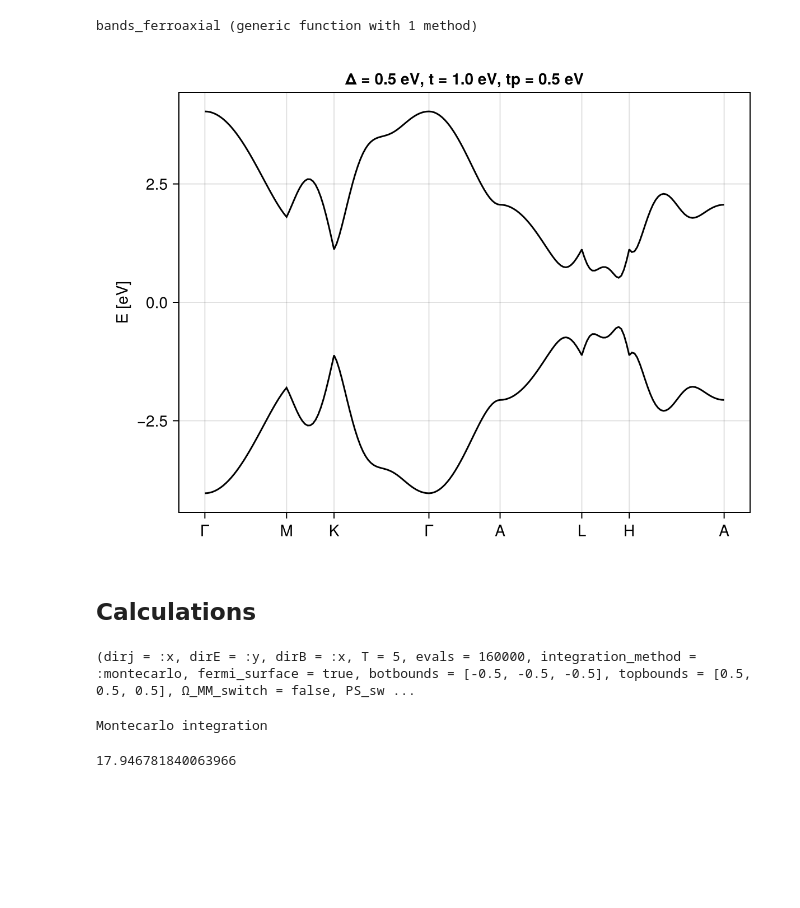
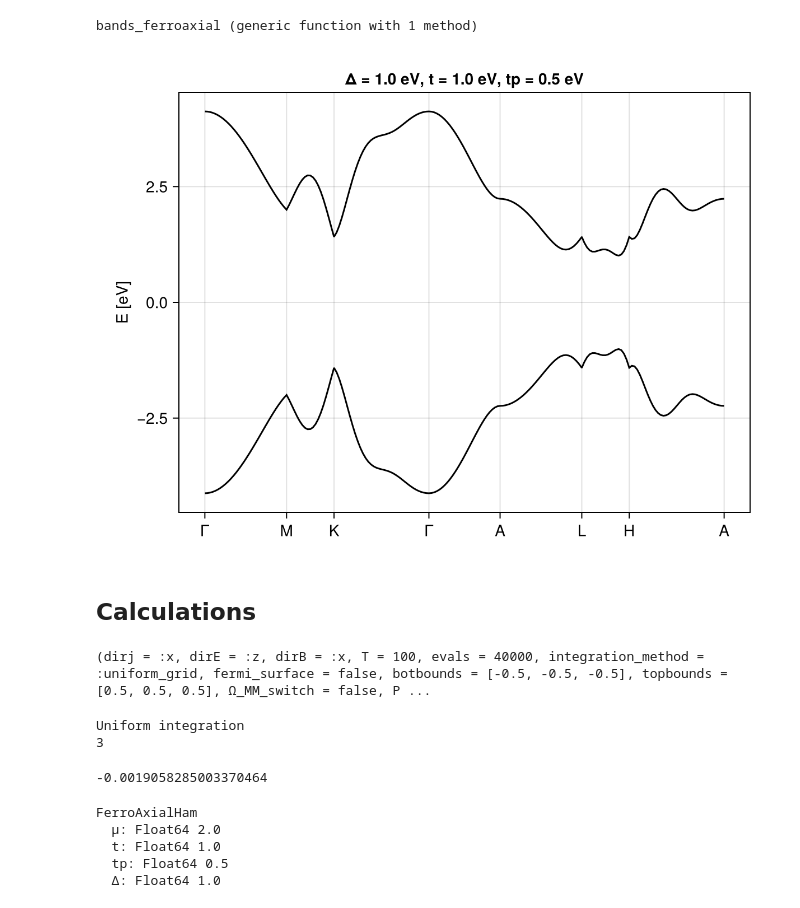
Before and after one commit to fernandopenaranda/Field_Induced_Hall_Effect, a Jupyter notebook: src/Ferroaxial.ipynb, the cells around one changed output. Drawn from its saved outputs; the diff is of its cells as text; code cells hidden in the pictures; blank space fills up the shorter version.

```diff
--- a/src/Ferroaxial.ipynb
+++ b/src/Ferroaxial.ipynb
@@ -35,28 +35,37 @@ end
 # %% [output]
 bands_ferroaxial (generic function with 1 method)
 # %%
-bands_ferroaxial( modelpresets_FA(; μ =0, t =1 ,tp =0.5, Δ = 0.5))
+bands_ferroaxial( modelpresets_FA(; μ =0, t =1 ,tp =0.5, Δ = 1))
 # %% [output]
-[figure, old version]
+[figure, new version]
 # %% [markdown]
 ## Calculations
 # %%
-evals = 160000
-mu = 1.6152778733409938
+evals = 40000
+mu = 2.5
 murange = collect(-3:0.5:3)
 xbounds = [-0.5,-0.5, -0.5]
-T = 5
+T = 100
 
-kws = (dirj = :x, dirE = :y, dirB = :x, T = T,
-    evals = evals, integration_method = :montecarlo, fermi_surface = true, botbounds =xbounds,
+kws = (dirj = :x, dirE = :z, dirB = :x, T = T,
+    evals = evals, integration_method = :uniform_grid, fermi_surface = false, botbounds =xbounds,
     topbounds = -xbounds, Ω_MM_switch = false, PS_switch = true, QM_switch = true)
 #_________________________________________________________________________________________
 # %% [output]
-(dirj = :x, dirE = :y, dirB = :x, T = 5, evals = 160000, integration_method = :montecarlo, fermi_surface = true, botbounds = [-0.5, -0.5, -0.5], topbounds = [0.5, 0.5, 0.5], Ω_MM_switch = false, PS_sw ...
+(dirj = :x, dirE = :z, dirB = :x, T = 100, evals = 40000, integration_method = :uniform_grid, fermi_surface = false, botbounds = [-0.5, -0.5, -0.5], topbounds = [0.5, 0.5, 0.5], Ω_MM_switch = false, P ...
 # %%
-p = modelpresets_FA(; μ = 2, t = 1 ,tp = 0.5, Δ = 1)
+p = modelpresets_FA(; μ = 4, t = 1 ,tp = 1, Δ = 2)
 comp_pres = sigma_abc_ferroaxial_wrapper_3d(p; kws...)
 σ_ijk_A1_qc =  quantum_contribution(comp_pres) #22.1 #15 # 17
 # %% [output]
-Montecarlo integration
+Uniform integration
+3
-17.946781840063966
+-0.0019058285003370464
+# %%
+FerroAxialHam(p, t = 1)
+# %% [output]
+FerroAxialHam
+  μ: Float64 2.0
+  t: Float64 1.0
+  tp: Float64 0.5
+  Δ: Float64 1.0
```
Also changed, not shown: 1 other file.
